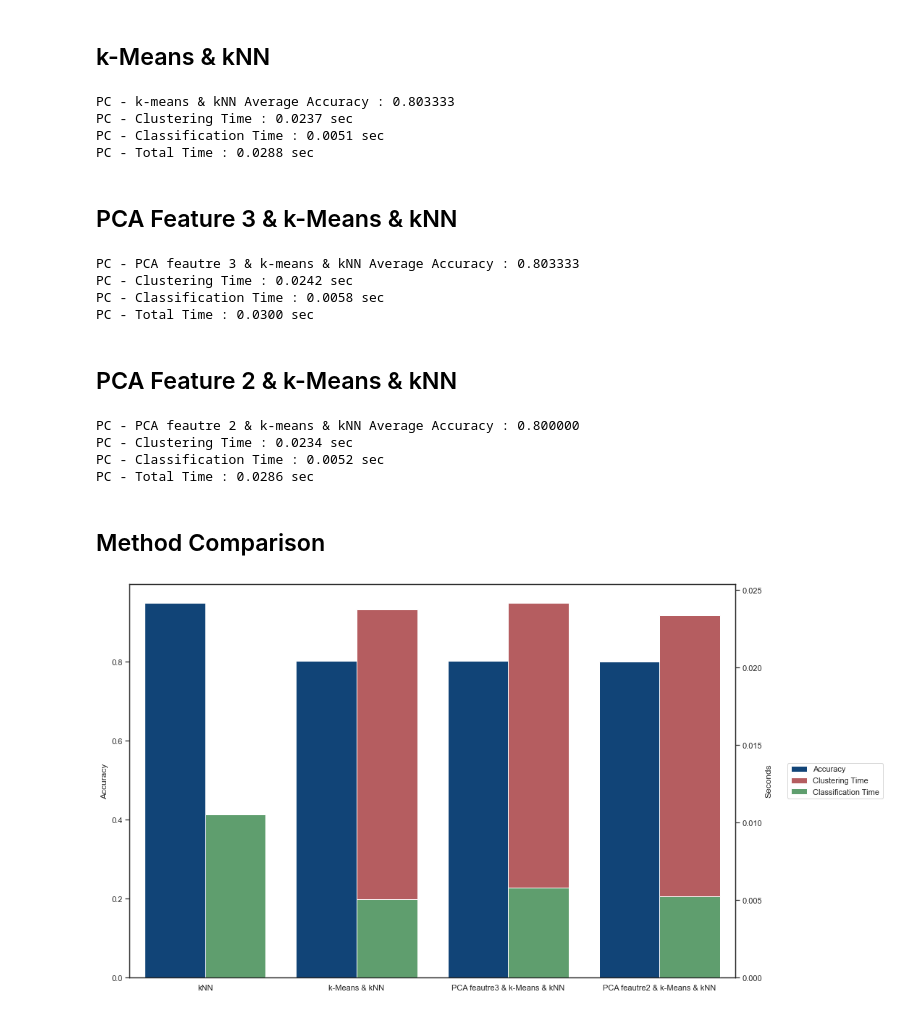
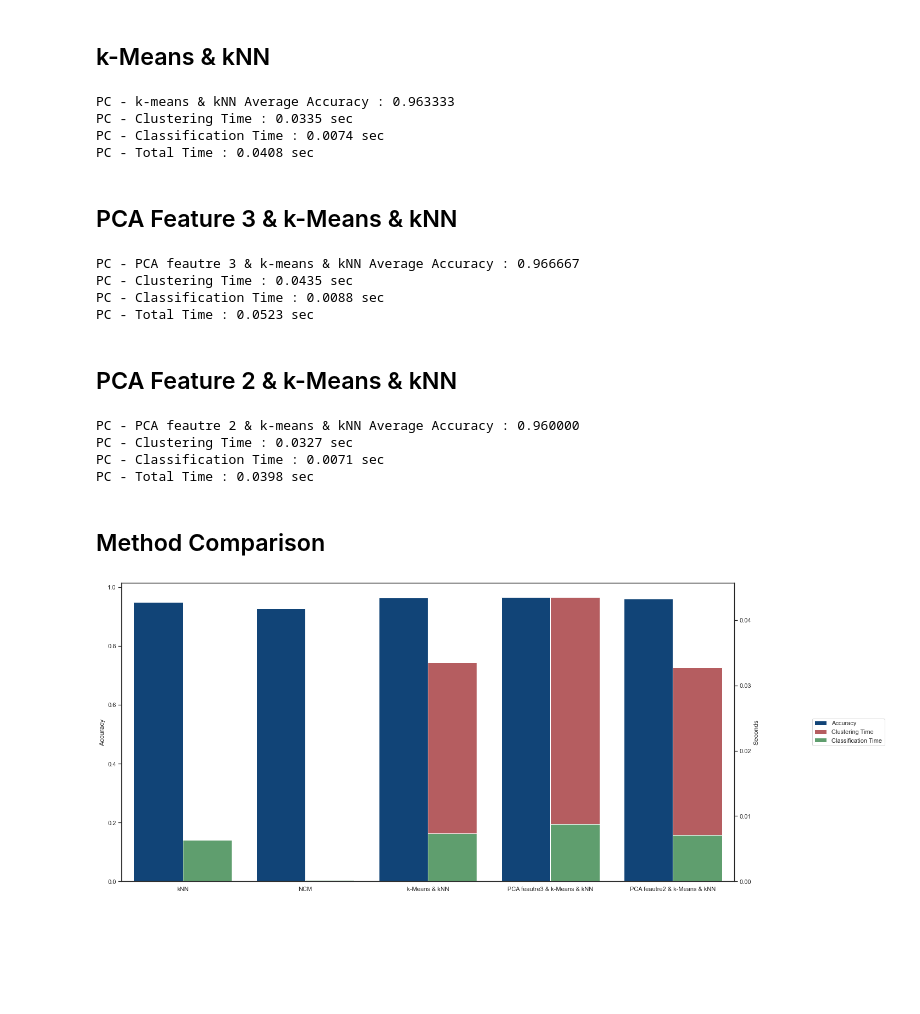
Before and after one commit to minercode625/Archive, a Jupyter notebook: ML/kMeans/001_PCA_kMeans_kNN_Iris.ipynb, the cells around one changed output. Drawn from its saved outputs; the diff is of its cells as text; code cells hidden in the pictures; blank space fills up the shorter version.

```diff
--- a/ML/kMeans/001_PCA_kMeans_kNN_Iris.ipynb
+++ b/ML/kMeans/001_PCA_kMeans_kNN_Iris.ipynb
@@ -118,7 +151,7 @@ max_seed = 10
 for seed in range(max_seed):
     x_train, x_test, y_train, y_test = train_test_split(features, target, test_size=0.2, random_state=seed, shuffle=True)
 
-    k_cluster = 3
+    k_cluster = 10
 
     start1 = time.perf_counter()
     k_means = KMeans(n_clusters=k_cluster, random_state=seed)
@@ -161,10 +194,10 @@ print("PC - Clustering Time : %.4f" % mean_cluster_time, "sec")
 print("PC - Classification Time : %.4f" % mean_classification_time, "sec")
 print("PC - Total Time : %.4f" % (mean_cluster_time + mean_classification_time), "sec")
 # %% [output]
-PC - k-means & kNN Average Accuracy : 0.803333
-PC - Clustering Time : 0.0237 sec
-PC - Classification Time : 0.0051 sec
-PC - Total Time : 0.0288 sec
+PC - k-means & kNN Average Accuracy : 0.963333
+PC - Clustering Time : 0.0335 sec
+PC - Classification Time : 0.0074 sec
+PC - Total Time : 0.0408 sec
 # %% [markdown]
 ## PCA Feature 3 & k-Means & kNN
 # %%
@@ -181,7 +214,7 @@ max_seed = 10
 for seed in range(max_seed):
     x_train, x_test, y_train, y_test = train_test_split(features, target, test_size=0.2, random_state=seed, shuffle=True)
 
-    k_cluster = 3
+    k_cluster = 10
 
     start1 = time.perf_counter()
     k_means = KMeans(n_clusters=k_cluster, random_state=seed)
@@ -224,10 +257,10 @@ print("PC - Clustering Time : %.4f" % mean_cluster_time, "sec")
 print("PC - Classification Time : %.4f" % mean_classification_time, "sec")
 print("PC - Total Time : %.4f" % (mean_cluster_time + mean_classification_time), "sec")
 # %% [output]
-PC - PCA feautre 3 & k-means & kNN Average Accuracy : 0.803333
-PC - Clustering Time : 0.0242 sec
-PC - Classification Time : 0.0058 sec
-PC - Total Time : 0.0300 sec
+PC - PCA feautre 3 & k-means & kNN Average Accuracy : 0.966667
+PC - Clustering Time : 0.0435 sec
+PC - Classification Time : 0.0088 sec
+PC - Total Time : 0.0523 sec
 # %% [markdown]
 ## PCA Feature 2 & k-Means & kNN
 # %%
@@ -244,7 +277,7 @@ max_seed = 10
 for seed in range(max_seed):
     x_train, x_test, y_train, y_test = train_test_split(features, target, test_size=0.2, random_state=seed, shuffle=True)
 
-    k_cluster = 3
+    k_cluster = 10
 
     start1 = time.perf_counter()
     k_means = KMeans(n_clusters=k_cluster, random_state=seed)
@@ -287,68 +320,69 @@ print("PC - Clustering Time : %.4f" % mean_cluster_time, "sec")
 print("PC - Classification Time : %.4f" % mean_classification_time, "sec")
 print("PC - Total Time : %.4f" % (mean_cluster_time + mean_classification_time), "sec")
 # %% [output]
-PC - PCA feautre 2 & k-means & kNN Average Accuracy : 0.800000
-PC - Clustering Time : 0.0234 sec
-PC - Classification Time : 0.0052 sec
-PC - Total Time : 0.0286 sec
+PC - PCA feautre 2 & k-means & kNN Average Accuracy : 0.960000
+PC - Clustering Time : 0.0327 sec
+PC - Classification Time : 0.0071 sec
+PC - Total Time : 0.0398 sec
 # %% [markdown]
 ## Method Comparison
 # %%
 df_stack = pd.DataFrame(dict(
-    score = [comparison_acc[0], comparison_acc[1], comparison_acc[2], comparison_acc[3]],
-    cluster = [0, comparison_time[1], comparison_time[3], comparison_time[5]],
-    classifier = [comparison_time[0], comparison_time[2], comparison_time[4], comparison_time[6]]
+    score = [comparison_acc[0], comparison_acc[1], comparison_acc[2], comparison_acc[3], comparison_acc[4]],
+    cluster = [0, 0, comparison_time[2], comparison_time[4], comparison_time[6]],
+    # cluster = [0, 0, 0, 0, 0],
+    classifier = [comparison_time[0], comparison_time[1], comparison_time[3], comparison_time[5], comparison_time[7]]
 ))
 
 sns.set(style="white", rc={"lines.linewidth": 3})
 
-fig, ax1 = plt.subplots(figsize=(15, 10))
+fig, ax1 = plt.subplots(figsize=(20, 10))
 ax2 = ax1.twinx()
 
-sns.barplot(x=["kNN", "k-Means & kNN", "PCA feautre3 & k-Means & kNN", "PCA feautre2 & k-Means & kNN"],
+sns.barplot(x=["kNN", "NCM", "k-Means & kNN", "PCA feautre3 & k-Means & kNN", "PCA feautre2 & k-Means & kNN"],
             y="score",
             data=df_stack,
             label="Accuracy",
             color='#004488',
             ax=ax1)
 
-sns.barplot(x=["kNN", "k-Means & kNN", "PCA feautre3 & k-Means & kNN", "PCA feautre2 & k-Means & kNN"],
+sns.barplot(x=["kNN", "NCM", "k-Means & kNN", "PCA feautre3 & k-Means & kNN", "PCA feautre2 & k-Means & kNN"],
             y="cluster",
             data=df_stack,
             label="Clustering Time",
             color='r',
             ax=ax2)
 
-sns.barplot(x=["kNN", "k-Means & kNN", "PCA feautre3 & k-Means & kNN", "PCA feautre2 & k-Means & kNN"],
+sns.barplot(x=["kNN", "NCM", "k-Means & kNN", "PCA feautre3 & k-Means & kNN", "PCA feautre2 & k-Means & kNN"],
             y="classifier",
             data=df_stack,
             label="Classification Time",
             color='g',
             ax=ax2)
 
 ax1.set_ylabel("Accuracy")
 ax2.set_ylabel("Seconds")
 
 lines_1, labels_1 = ax1.get_legend_handles_labels()
 lines_2, labels_2 = ax2.get_legend_handles_labels()
 
 lines = lines_1 + lines_2
 labels = labels_1 + labels_2
 
 width_scale = 0.5
 
 for bar in ax1.containers[0]:
     bar.set_width(bar.get_width() * width_scale)
 
 for bar_containers in ax2.containers:
     for bar in bar_containers:
         x = bar.get_x()
         w = bar.get_width()
         bar.set_x(x + w * (1- width_scale))
         bar.set_width(w * width_scale)
 
 plt.legend(lines, labels, loc='center right', bbox_to_anchor=(1.25, 0.5))
 plt.show()
 sns.set()
 # %% [output]
-[figure, old version]
+[figure, new version]
```
Also changed, not shown: parts of 4 cells of this notebook, 2 other files.
